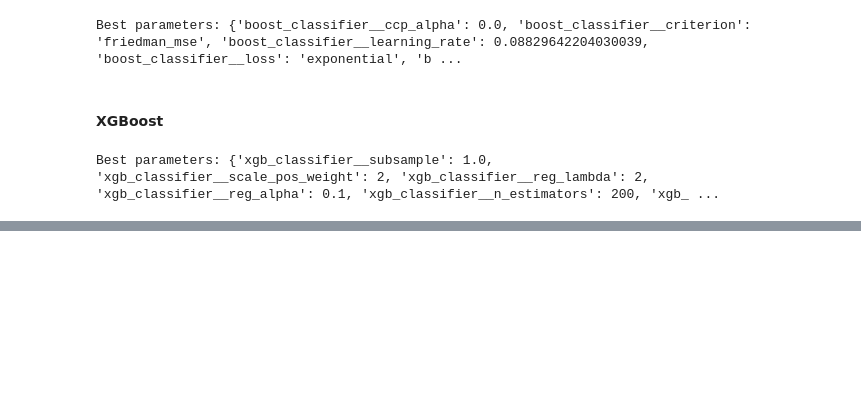
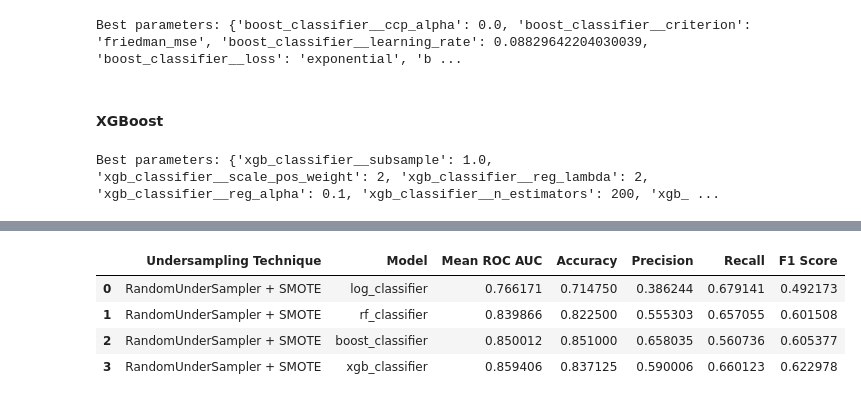
Before and after one commit to raydiwill/customers-churm-ml-app, a Jupyter notebook: notebook/best_model.ipynb, the cells around one changed output, grey strips where cells are left out. Drawn from its saved outputs; the diff is of its cells as text; code cells hidden in the pictures; blank space fills up the shorter version.

Commit message:
Updated tuned models

```diff
--- a/notebook/best_model.ipynb
+++ b/notebook/best_model.ipynb
@@ -870,3 +858,0 @@ tuned_perf_dict, tuned_feats_imp = build_model(models, X_train_processed, X_test
-# %%
-for model_name, feature_importances in tuned_feats_imp.items():
-    plot_feature_importances(feature_importances, features_names, model_name)
@@ -911,3 +858,0 @@ tuned_result_df_2
-# %%
-for model_name, feature_importances in tuned_feats_imp_2.items():
-    plot_feature_importances(feature_importances, features_names, model_name)
@@ -917,0 +859,57 @@ for model_name, feature_importances in tuned_feats_imp_2.items():
+# %%
+# Build the new pipelines
+new_pipes = [
+    imbPipeline(steps=[
+        ('preprocessor', preprocessor),
+        ('sampler', over_sampling),
+        ('undersampler', under_sampling),
+        ('log_classifier', LogisticRegression(**list_params_dict[0]))
+    ]),
+    imbPipeline(steps=[
+        ('preprocessor', preprocessor),
+        ('sampler', over_sampling),
+        ('undersampler', under_sampling),
+        ('rf_classifier', RandomForestClassifier(**list_params_dict[1]))
+    ]),
+    imbPipeline(steps=[
+        ('preprocessor', preprocessor),
+        ('sampler', over_sampling),
+        ('undersampler', under_sampling),
+        ('boost_classifier', GradientBoostingClassifier(**list_params_dict[2]))
+    ]),
+    imbPipeline(steps=[
+        ('preprocessor', preprocessor),
+        ('sampler', over_sampling),
+        ('undersampler', under_sampling),
+        ('xgb_classifier', XGBClassifier(**list_params_dict[3]))
+    ])
+]
+
+# Create a DataFrame to store the results
+results_df_6 = pd.DataFrame(columns=['Undersampling Technique', 'Model', 'Mean ROC AUC', 'Accuracy', 'Precision', 'Recall', 'F1 Score'])
+
+# For each pipeline
+for pipe in new_pipes:
+    # Get the model name
+    model_name = pipe.steps[-1][0]
+
+    # Evaluate the pipeline using cross-validation
+    scores = cross_validate(pipe, X_train_1, y_train_1, cv=kfold, scoring=scoring)
+
+    results_df_6 = pd.concat([results_df_6, pd.DataFrame({
+            'Undersampling Technique': 'RandomUnderSampler + SMOTE',
+            'Model': [model_name],
+            'Mean ROC AUC': np.mean(scores['test_roc_auc']),
+            'Accuracy': np.mean(scores['test_accuracy']),
+            'Precision': np.mean(scores['test_precision']),
+            'Recall': np.mean(scores['test_recall']),
+            'F1 Score': np.mean(scores['test_f1'])
+        })], ignore_index=True)
+
+results_df_6
+# %% [output]
+|  | Undersampling Technique | Model | Mean ROC AUC | Accuracy | Precision | Recall | F1 Score |
+| 0 | RandomUnderSampler + SMOTE | log_classifier | 0.766171 | 0.714750 | 0.386244 | 0.679141 | 0.492173 |
+| 1 | RandomUnderSampler + SMOTE | rf_classifier | 0.839866 | 0.822500 | 0.555303 | 0.657055 | 0.601508 |
+| 2 | RandomUnderSampler + SMOTE | boost_classifier | 0.850012 | 0.851000 | 0.658035 | 0.560736 | 0.605377 |
+| 3 | RandomUnderSampler + SMOTE | xgb_classifier | 0.859406 | 0.837125 | 0.590006 | 0.660123 | 0.622978 |
```
Also changed, not shown: parts of 10 cells of this notebook.
